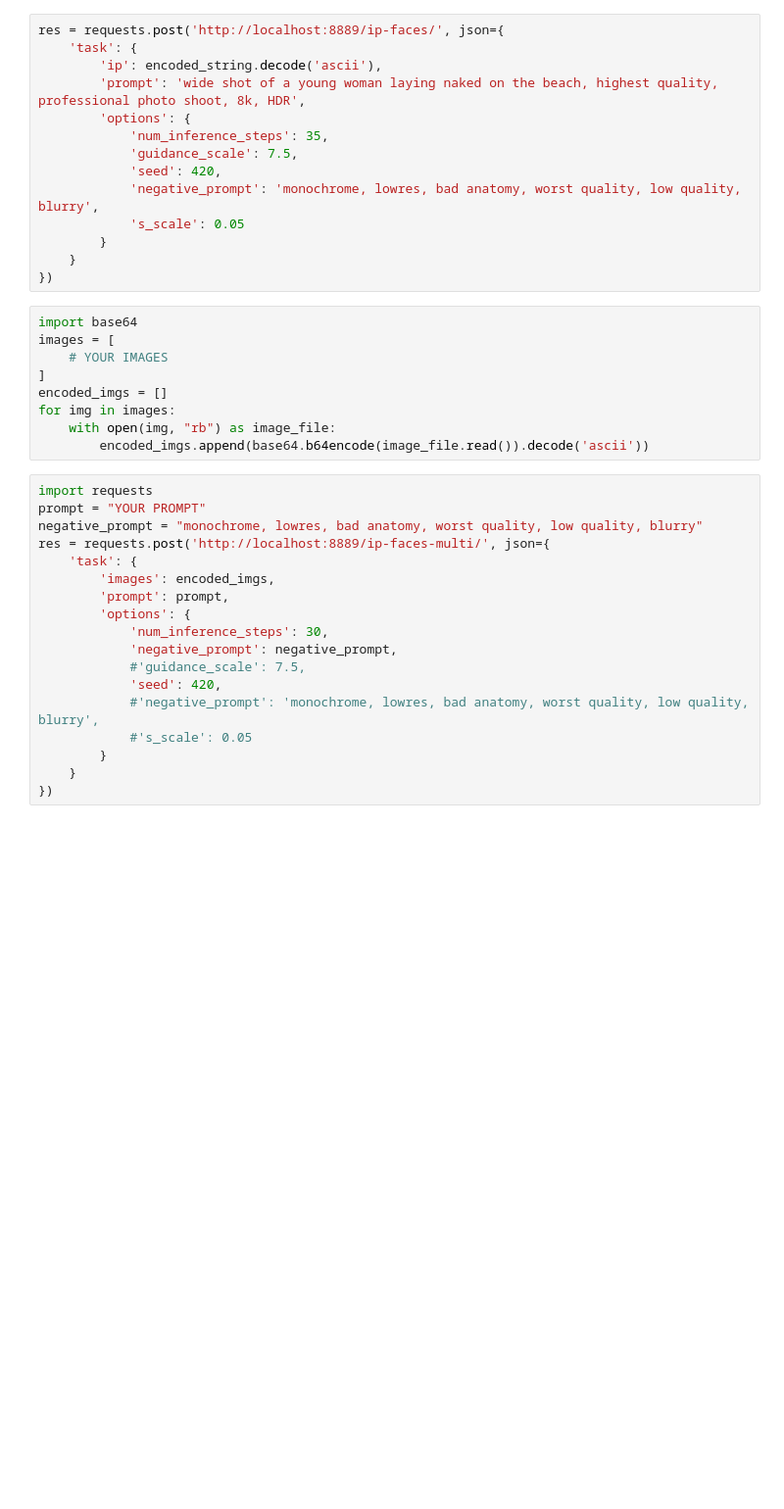
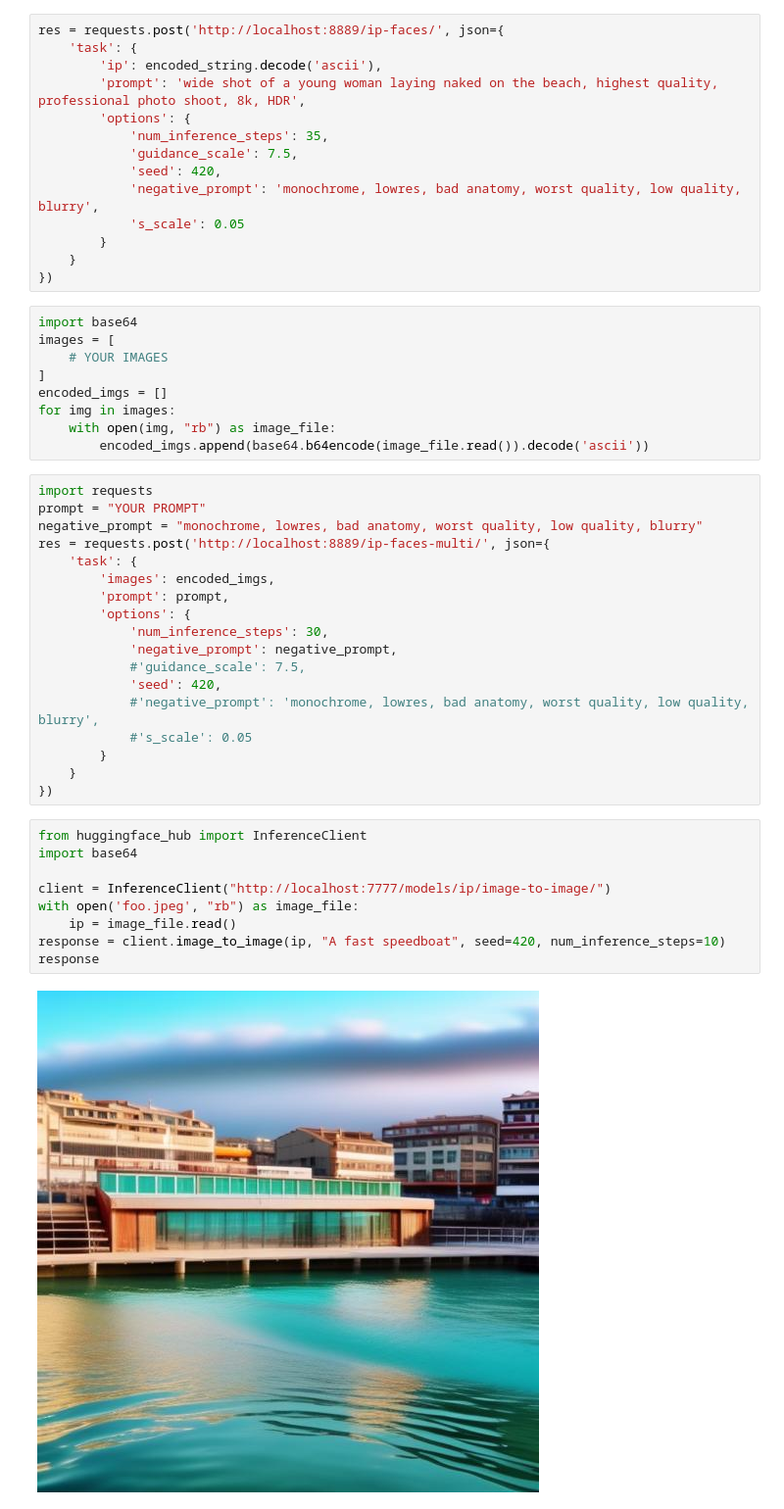
Before and after one commit to philipp-zettl/factory, a Jupyter notebook: webapi-test.ipynb, the cells around one changed output. Shown at 98% size. Saved outputs shown, nothing was run; the diff lists cells and outputs as text; blank space fills up the shorter version.

```diff
--- a/webapi-test.ipynb
+++ b/webapi-test.ipynb
@@ -81,3 +81,14 @@ res = requests.post('http://localhost:8889/ip-faces-multi/', json={
         }
     }
 })
+# %%
+from huggingface_hub import InferenceClient
+import base64
+
+client = InferenceClient("http://localhost:7777/models/ip/image-to-image/")
+with open('foo.jpeg', "rb") as image_file:
+    ip = image_file.read()
+response = client.image_to_image(ip, "A fast speedboat", seed=420, num_inference_steps=10)
+response
+# %% [output]
+[figure, added]
```
Also changed, not shown: parts of 2 cells of this notebook, 14 other files.
